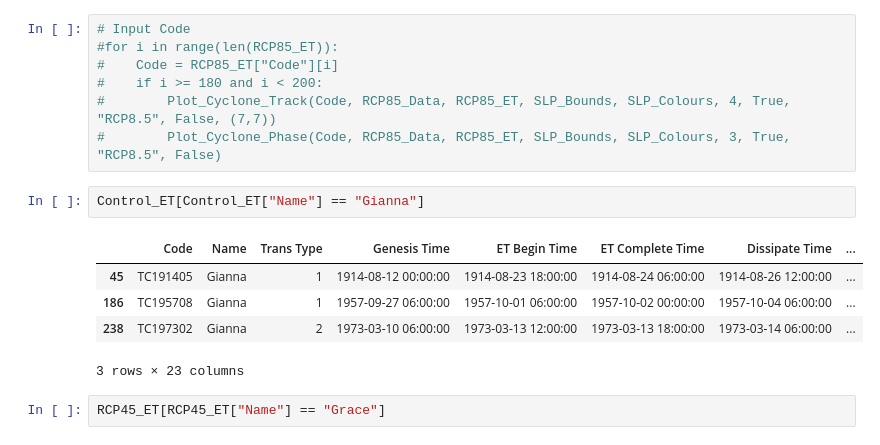
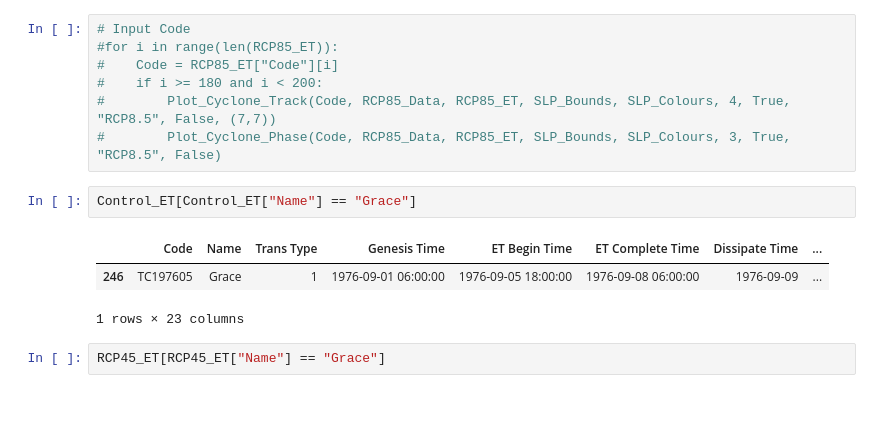
Before and after one commit to Luigi728/ExtraTrack_Github, a Jupyter notebook: RCP_Analysis/RCP_Analysis_V6.2.1.ipynb, the cells around one changed output. Cells and saved outputs as stored; diff of their text form; blank space fills up the shorter version.

```diff
--- a/RCP_Analysis/RCP_Analysis_V6.2.1.ipynb
+++ b/RCP_Analysis/RCP_Analysis_V6.2.1.ipynb
@@ -396,13 +396,11 @@ Plot_Cyclone_Phase(Code, RCP85_Data, RCP85_ET, SLP_Bounds, SLP_Colours, 3, True,
 #        Plot_Cyclone_Track(Code, RCP85_Data, RCP85_ET, SLP_Bounds, SLP_Colours, 4, True, "RCP8.5", False, (7,7))
 #        Plot_Cyclone_Phase(Code, RCP85_Data, RCP85_ET, SLP_Bounds, SLP_Colours, 3, True, "RCP8.5", False)
 # %%
-Control_ET[Control_ET["Name"] == "Gianna"]
+Control_ET[Control_ET["Name"] == "Grace"]
 # %% [output]
 |  | Code | Name | Trans Type | Genesis Time | ET Begin Time | ET Complete Time | Dissipate Time | ... |
-| 45 | TC191405 | Gianna | 1 | 1914-08-12 00:00:00 | 1914-08-23 18:00:00 | 1914-08-24 06:00:00 | 1914-08-26 12:00:00 | ... |
-| 186 | TC195708 | Gianna | 1 | 1957-09-27 06:00:00 | 1957-10-01 06:00:00 | 1957-10-02 00:00:00 | 1957-10-04 06:00:00 | ... |
-| 238 | TC197302 | Gianna | 2 | 1973-03-10 06:00:00 | 1973-03-13 12:00:00 | 1973-03-13 18:00:00 | 1973-03-14 06:00:00 | ... |
+| 246 | TC197605 | Grace | 1 | 1976-09-01 06:00:00 | 1976-09-05 18:00:00 | 1976-09-08 06:00:00 | 1976-09-09 | ... |
-3 rows × 23 columns
+1 rows × 23 columns
 # %%
 RCP45_ET[RCP45_ET["Name"] == "Grace"]
 # %% [output]
```
Also changed, not shown: parts of 2 cells of this notebook, 5 other files.
